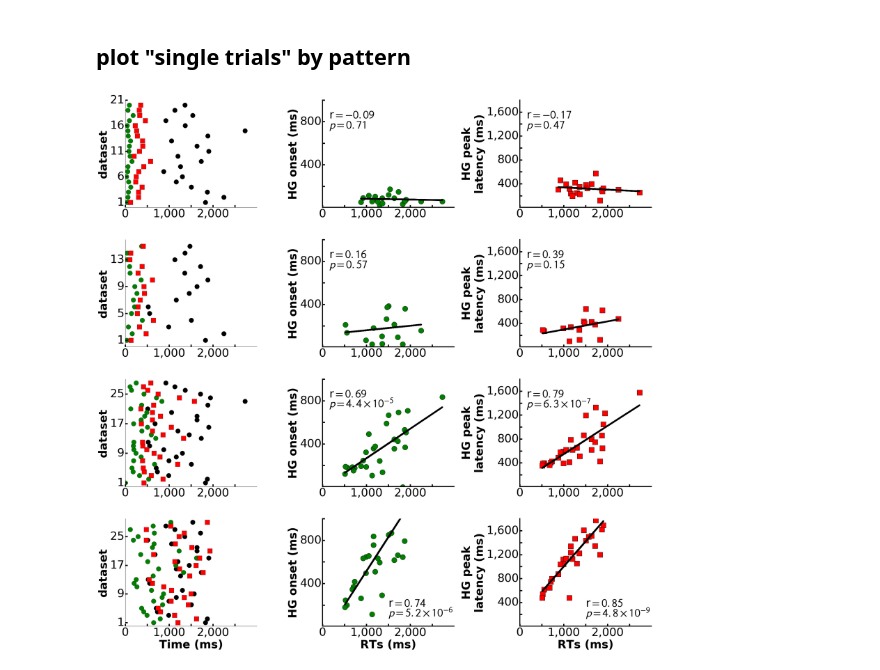
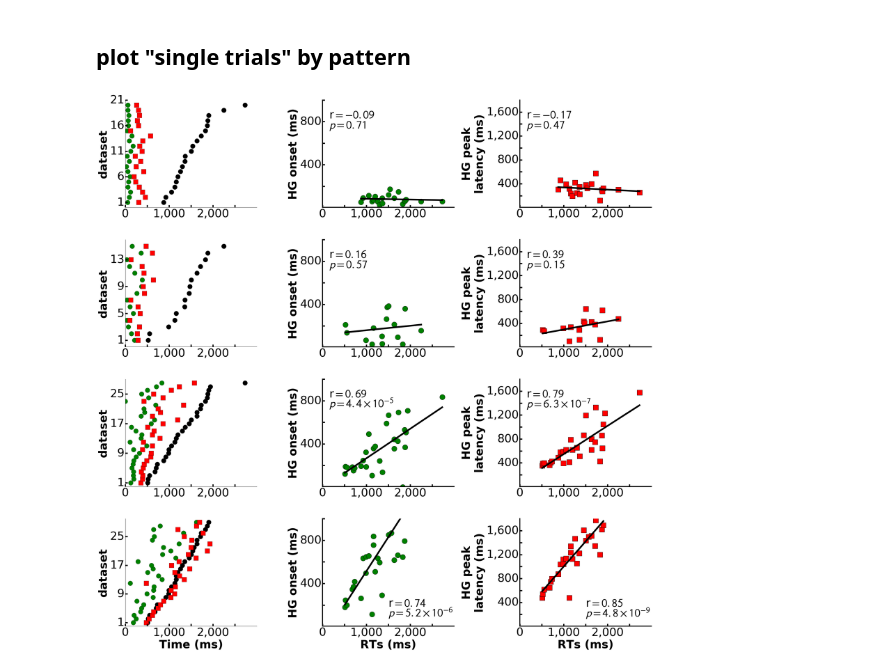
Before and after one commit to matarhaller/ECOGpy, a Jupyter notebook: notebooks/for_paper/2017/Supp4and10_LatencyOnsets_bydataset_singletrial.ipynb, the cells around one changed output. Saved outputs shown, nothing was run; the diff lists cells and outputs as text; code cells hidden in the pictures.

```diff
--- a/notebooks/for_paper/2017/Supp4and10_LatencyOnsets_bydataset_singletrial.ipynb
+++ b/notebooks/for_paper/2017/Supp4and10_LatencyOnsets_bydataset_singletrial.ipynb
@@ -33,9 +33,13 @@ f, ax = plt.subplots(3,3, figsize = (40,30))
 
 for i, r in enumerate(['Sensory','PFC','Motor']):
 
+    rts = rts_data[r].dropna().values
+    idx = np.argsort(rts)
+    rts = rts[idx]
     onsets = onsets_data[r].dropna().values
-    rts = rts_data[r].dropna().values
+    onsets = onsets[idx]
     lats = lats_data[r].dropna().values
+    lats = lats[idx]
     num_datasets = onsets.shape[0]
 
     #single trials
@@ -151,10 +155,13 @@ f, ax = plt.subplots(4,3, figsize = (40,40))
 
 for i, r in enumerate(['Early Stim','Late Stim','Persistent','Response']):
 
-
+    rts = rts_data[r].dropna().values
+    idx = np.argsort(rts)
+    rts = rts[idx]
     onsets = onsets_data[r].dropna().values
-    rts = rts_data[r].dropna().values
+    onsets = onsets[idx]
     lats = lats_data[r].dropna().values
+    lats = lats[idx]
     num_datasets = onsets.shape[0]
 
     #single trials
@@ -230,31 +237,31 @@ for i, r in enumerate(['Early Stim','Late Stim','Persistent','Response']):
     for a in range(1,3):
         ax[i,a].patch.set_facecolor('white')
         #ax[i,a].autoscale(tight=True)
         ax[i,a].spines['top'].set_visible(False)
         ax[i,a].spines['right'].set_visible(False)
         ax[i,a].spines['bottom'].set_linewidth(4)
         ax[i,a].spines['left'].set_linewidth(4)
         ax[i,a].get_xaxis().tick_bottom()
         ax[i,a].get_yaxis().tick_left()
         ax[i,a].xaxis.set_tick_params(labelsize = 48, length = 10, width = 5)
         ax[i,a].yaxis.set_tick_params(labelsize = 48, length = 10, width = 5)
         ax[i,a].set_xlim([0, 3000])
         ax[i,a].tick_params( axis='both', which = 'both', top = 'off', bottom = 'on', right = 'off', left = 'on')
         ax[i,a].spines['bottom'].set_bounds(0, 3000)
         ax[i,a].set_xticks(np.arange(0, 3000, 500))
         #ax[i,a].yaxis.set_major_locator(MaxNLocator(nbins=5)) # with 3 bins you will have 4 ticks
         #ax[-1,a].set_xlabel('RT (ms)',weight = 'bold', fontsize = 48)
         plt.setp(ax[i,a].get_xticklabels()[1::2], visible=False)
         plt.setp(ax[i,a].get_yticklabels()[1::2], visible=False)
         ax[i,a].set_ylim(bottom=5)
         ax[i,a].get_xaxis().set_major_formatter(matplotlib.ticker.FuncFormatter(lambda x, p: format(int(x), ',')))
         ax[i,a].get_yaxis().set_major_formatter(matplotlib.ticker.FuncFormatter(lambda x, p: format(int(x), ',')))
         ax[-1,a].set_xlabel('RTs (ms)', weight = 'bold', fontsize = 48)
 
 f.subplots_adjust(wspace = 0.5)
 f.subplots_adjust(hspace = 0.3)
 
 filename = os.path.join(savedir, 'Supp10_dataset_trials_byPattern.png')
 f.savefig(filename, bbox_inches='tight', dpi = 150)
 # %% [output]
-[figure, old version]
+[figure, new version]
```
Also changed, not shown: parts of 1 cell of this notebook, 1 other file.
